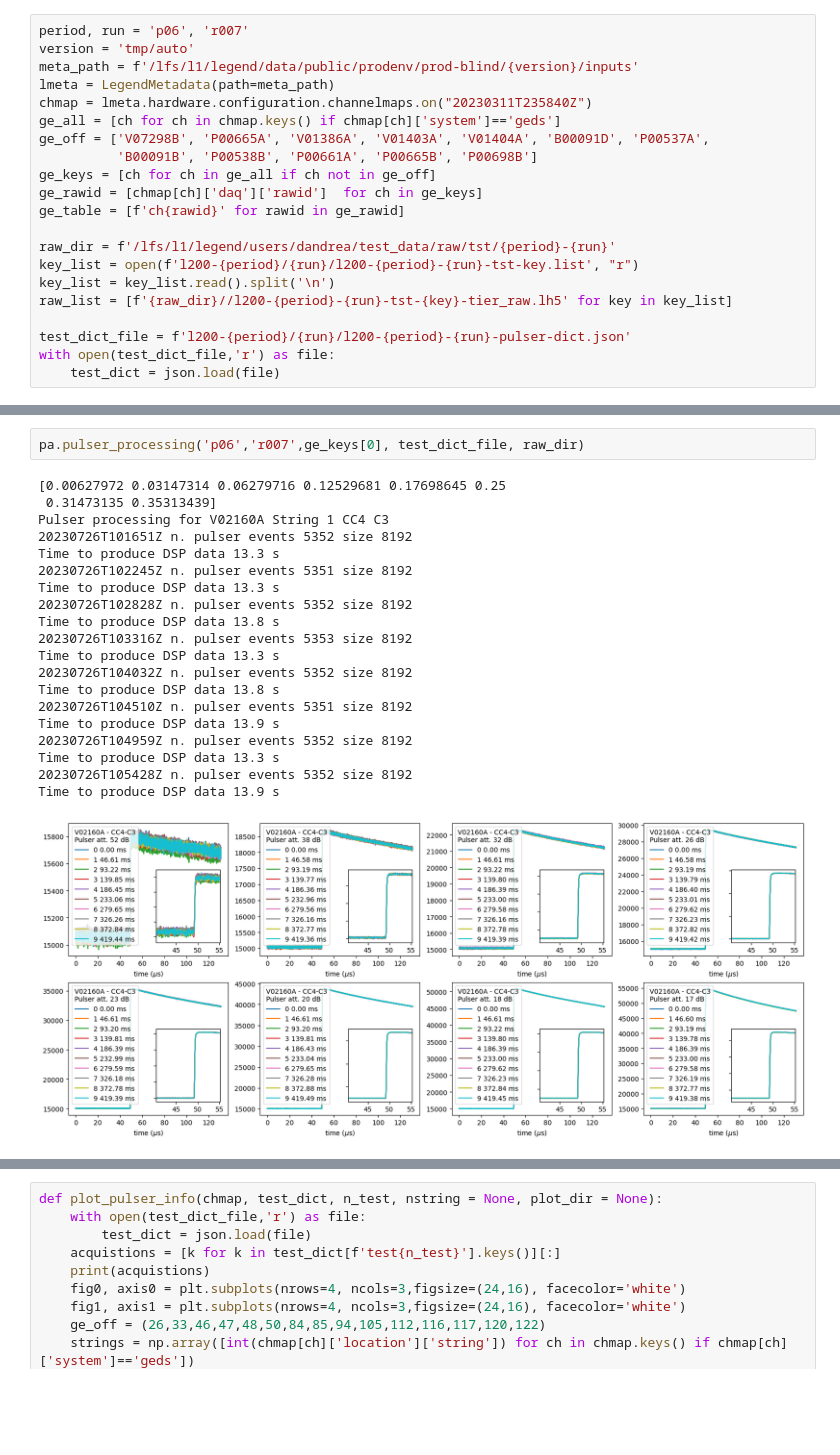
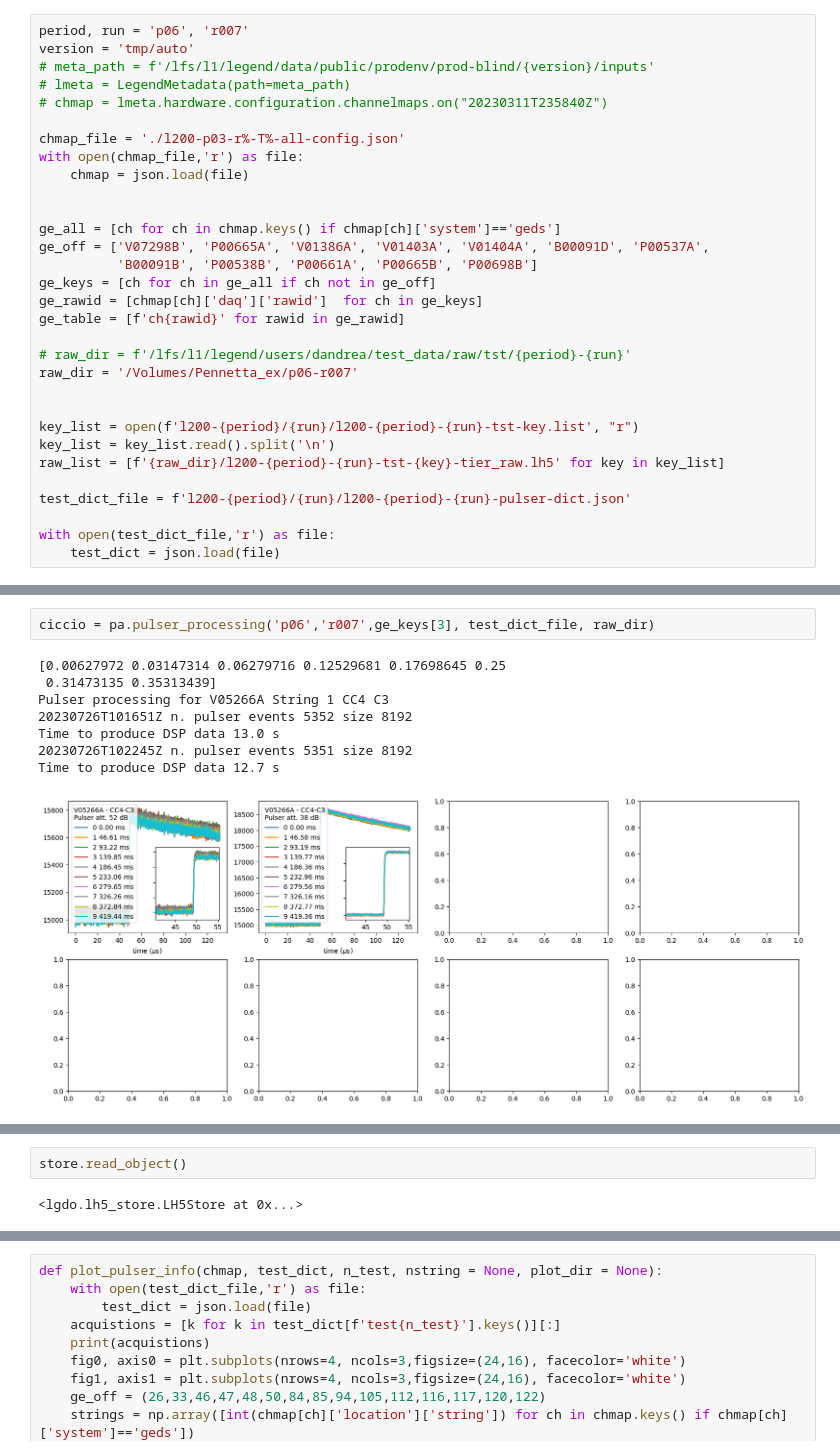
Before and after one commit to fraborra/legend-pulser, a Jupyter notebook: l200-p06-r007_pulser_test.ipynb, the cells around one changed output, grey strips where cells are left out. Cells and saved outputs as stored; diff of their text form; blank space fills up the shorter version.

```diff
--- a/l200-p06-r007_pulser_test.ipynb
+++ b/l200-p06-r007_pulser_test.ipynb
@@ -50,9 +56,15 @@ with open(test_dict_file,'w') as f:
 # %%
 period, run = 'p06', 'r007'
 version = 'tmp/auto'
-meta_path = f'/lfs/l1/legend/data/public/prodenv/prod-blind/{version}/inputs'
-lmeta = LegendMetadata(path=meta_path)
-chmap = lmeta.hardware.configuration.channelmaps.on("20230311T235840Z")
+# meta_path = f'/lfs/l1/legend/data/public/prodenv/prod-blind/{version}/inputs'
+# lmeta = LegendMetadata(path=meta_path)
+# chmap = lmeta.hardware.configuration.channelmaps.on("20230311T235840Z")
+
+chmap_file = './l200-p03-r%-T%-all-config.json'
+with open(chmap_file,'r') as file:
+    chmap = json.load(file)
+
+
 ge_all = [ch for ch in chmap.keys() if chmap[ch]['system']=='geds']
 ge_off = ['V07298B', 'P00665A', 'V01386A', 'V01403A', 'V01404A', 'B00091D', 'P00537A',
           'B00091B', 'P00538B', 'P00661A', 'P00665B', 'P00698B']
@@ -60,11 +72,15 @@ ge_keys = [ch for ch in ge_all if ch not in ge_off]
 ge_rawid = [chmap[ch]['daq']['rawid']  for ch in ge_keys]
 ge_table = [f'ch{rawid}' for rawid in ge_rawid]
 
-raw_dir = f'/lfs/l1/legend/users/dandrea/test_data/raw/tst/{period}-{run}'
+# raw_dir = f'/lfs/l1/legend/users/dandrea/test_data/raw/tst/{period}-{run}'
+raw_dir = '/Volumes/Pennetta_ex/p06-r007'
+
+
 key_list = open(f'l200-{period}/{run}/l200-{period}-{run}-tst-key.list', "r")
 key_list = key_list.read().split('\n')
-raw_list = [f'{raw_dir}//l200-{period}-{run}-tst-{key}-tier_raw.lh5' for key in key_list]
+raw_list = [f'{raw_dir}/l200-{period}-{run}-tst-{key}-tier_raw.lh5' for key in key_list]
 
 test_dict_file = f'l200-{period}/{run}/l200-{period}-{run}-pulser-dict.json'
+
 with open(test_dict_file,'r') as file:
     test_dict = json.load(file)
@@ -76,23 +272,11 @@ ch1104000 n. pulser events 5352 size 8192
 # %%
-pa.pulser_processing('p06','r007',ge_keys[0], test_dict_file, raw_dir)
+ciccio = pa.pulser_processing('p06','r007',ge_keys[3], test_dict_file, raw_dir)
 # %% [output]
 [0.00627972 0.03147314 0.06279716 0.12529681 0.17698645 0.25
  0.31473135 0.35313439]
-Pulser processing for V02160A String 1 CC4 C3
+Pulser processing for V05266A String 1 CC4 C3
 20230726T101651Z n. pulser events 5352 size 8192
-Time to produce DSP data 13.3 s
+Time to produce DSP data 13.0 s
 20230726T102245Z n. pulser events 5351 size 8192
-Time to produce DSP data 13.3 s
-20230726T102828Z n. pulser events 5352 size 8192
-Time to produce DSP data 13.8 s
-20230726T103316Z n. pulser events 5353 size 8192
-Time to produce DSP data 13.3 s
-20230726T104032Z n. pulser events 5352 size 8192
-Time to produce DSP data 13.8 s
-20230726T104510Z n. pulser events 5351 size 8192
-Time to produce DSP data 13.9 s
-20230726T104959Z n. pulser events 5352 size 8192
-Time to produce DSP data 13.3 s
-20230726T105428Z n. pulser events 5352 size 8192
-Time to produce DSP data 13.9 s
+Time to produce DSP data 12.7 s
-[figure, old version]
+[figure, new version]
@@ -100,0 +285,4 @@ Time to produce DSP data 13.9 s
+# %%
+store.read_object()
+# %% [output]
+<lgdo.lh5_store.LH5Store at 0x...>
```
Also changed, not shown: parts of 49 cells of this notebook, 3 other files.
